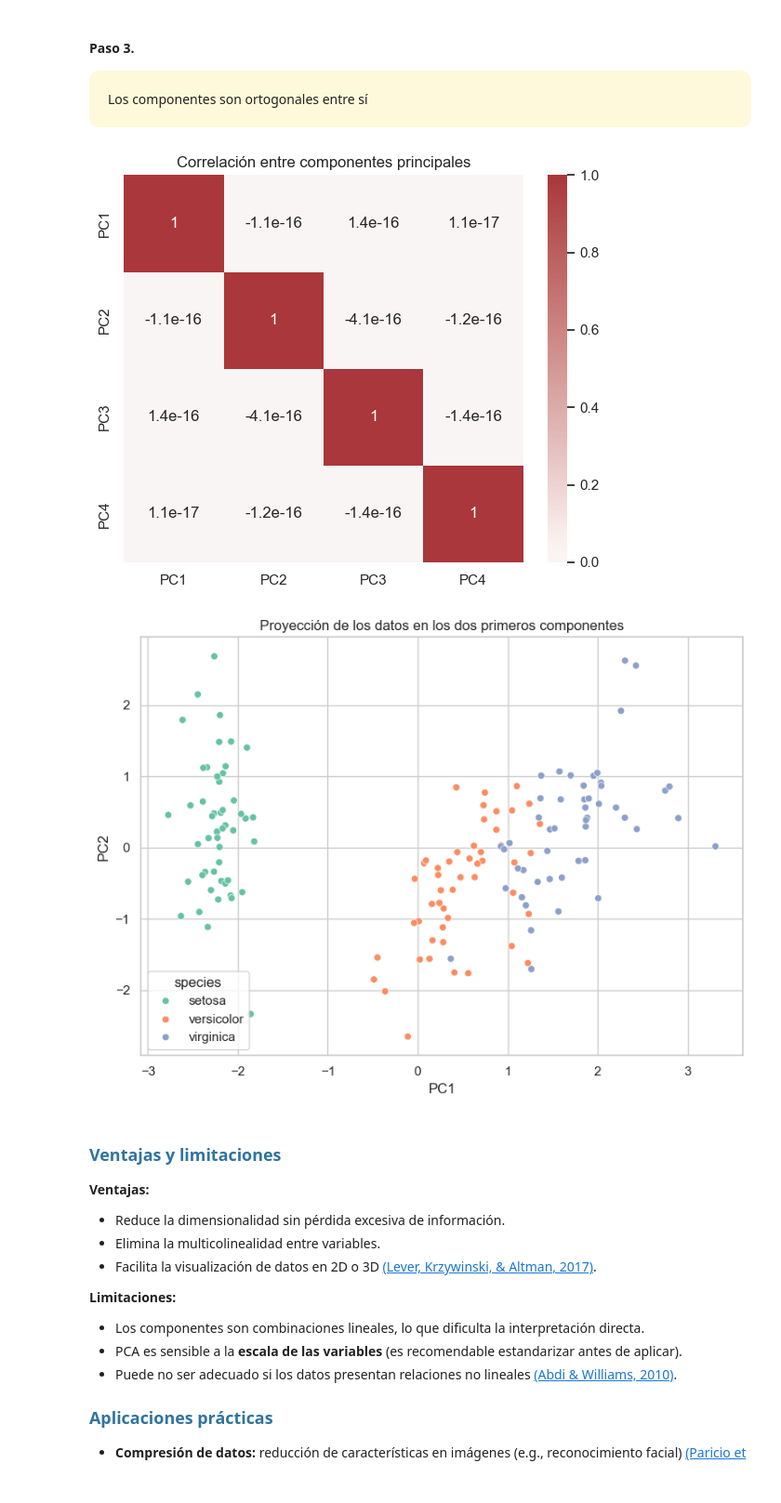
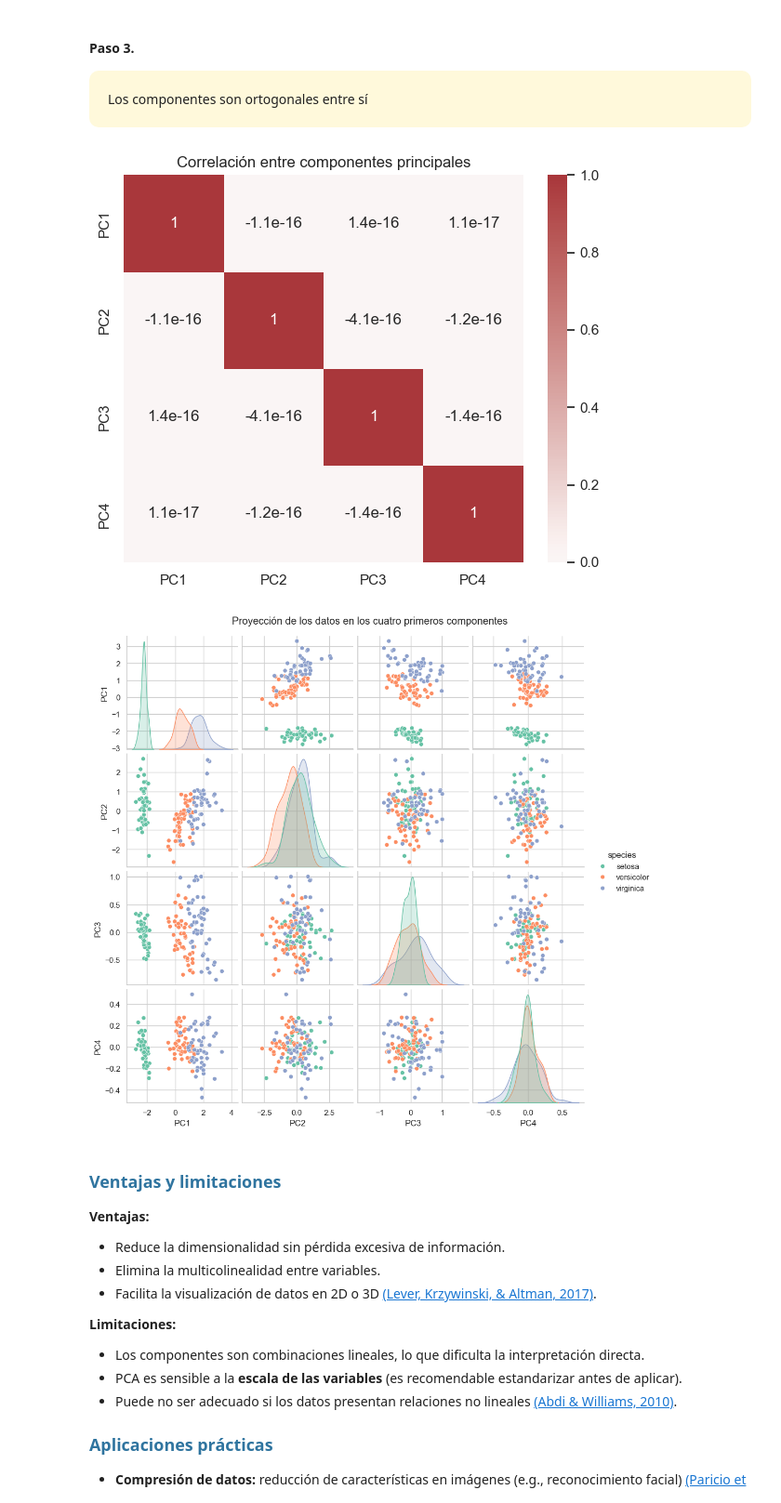
Before and after one commit to mariabda2/intro_data_2026, a Jupyter notebook: FCD_U2_1_univariado_bivariado_multivariado.ipynb, the cells around one changed output. Shown at 93% size. Drawn from its saved outputs; the diff is of its cells as text; code cells hidden in the pictures.

```diff
--- a/FCD_U2_1_univariado_bivariado_multivariado.ipynb
+++ b/FCD_U2_1_univariado_bivariado_multivariado.ipynb
@@ -1065,19 +1066,18 @@ sns.heatmap(correlaciones, annot=True, cmap='vlag', center=0)
 plt.title('Correlación entre componentes principales')
 plt.tight_layout()
 plt.show()
-
-df_pca['species'] = df['species']
-
-plt.figure(figsize=(8, 6))
-sns.scatterplot(data=df_pca, x='PC1', y='PC2', hue='species', palette='Set2')
-plt.title('Proyección de los datos en los dos primeros componentes')
-plt.xlabel('PC1')
-plt.ylabel('PC2')
-plt.tight_layout()
-plt.show()
 # %% [output]
 [figure]
-[figure, removed]
+# %%
+# Graficar todas las combinaciones de PC1 a PC4
+
+df_pca['species'] = df['species']
+
+sns.pairplot(df_pca, vars=['PC1', 'PC2', 'PC3', 'PC4'], hue='species', palette='Set2')
+plt.suptitle('Proyección de los datos en los cuatro primeros componentes', y=1.02)
+plt.show()
+# %% [output]
+[figure, added]
 # %% [markdown]
 
 
```
Also changed, not shown: parts of 15 cells of this notebook.
